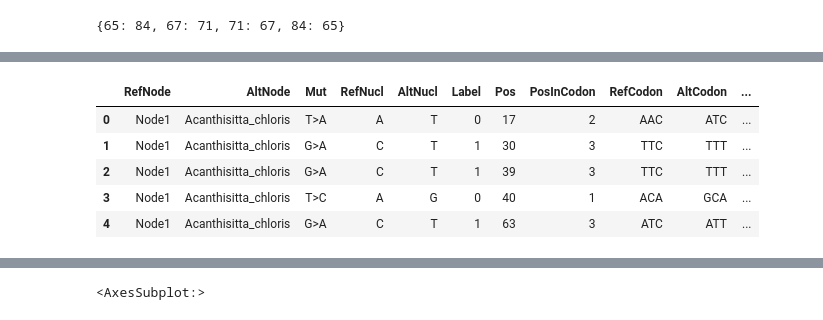
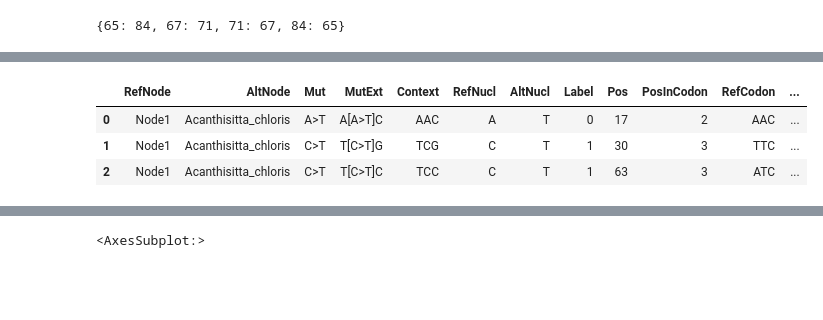
Before and after one commit to kpotoh/birds, a Jupyter notebook: nb/mut_extraction_birds.ipynb, the cells around one changed output, grey strips where cells are left out. Saved outputs shown, nothing was run; the diff lists cells and outputs as text; code cells hidden in the pictures; blank space fills up the shorter version.

```diff
--- a/nb/mut_extraction_birds.ipynb
+++ b/nb/mut_extraction_birds.ipynb
@@ -241,13 +255,14 @@ translator
 # %%
-mutations["Mut"] = mutations["Mut"].str.translate(translator)
-edge_mutspec_ff["Mut"] = edge_mutspec_ff["Mut"].str.translate(translator)
-edge_mutspec_all["Mut"] = edge_mutspec_all["Mut"].str.translate(translator)
+# mutations["Mut"] = mutations["Mut"].str.translate(translator)
+# mutations["MutExt"] = mutations["MutExt"].str.translate(translator)
+edge_mutspec12_ff["Mut"] = edge_mutspec12_ff["Mut"].str.translate(translator)
+edge_mutspec12_all["Mut"] = edge_mutspec12_all["Mut"].str.translate(translator)
+
+# TODO 192
 # %%
-mutations.head()
+mutations.head(3)
 # %% [output]
-|  | RefNode | AltNode | Mut | RefNucl | AltNucl | Label | Pos | PosInCodon | RefCodon | AltCodon | ... |
-| 0 | Node1 | Acanthisitta_chloris | T>A | A | T | 0 | 17 | 2 | AAC | ATC | ... |
-| 1 | Node1 | Acanthisitta_chloris | G>A | C | T | 1 | 30 | 3 | TTC | TTT | ... |
-| 2 | Node1 | Acanthisitta_chloris | G>A | C | T | 1 | 39 | 3 | TTC | TTT | ... |
-| 3 | Node1 | Acanthisitta_chloris | T>C | A | G | 0 | 40 | 1 | ACA | GCA | ... |
-| 4 | Node1 | Acanthisitta_chloris | G>A | C | T | 1 | 63 | 3 | ATC | ATT | ... |
+|  | RefNode | AltNode | Mut | MutExt | Context | RefNucl | AltNucl | Label | Pos | PosInCodon | RefCodon | ... |
+| 0 | Node1 | Acanthisitta_chloris | A>T | A[A>T]C | AAC | A | T | 0 | 17 | 2 | AAC | ... |
+| 1 | Node1 | Acanthisitta_chloris | C>T | T[C>T]G | TCG | C | T | 1 | 30 | 3 | TTC | ... |
+| 2 | Node1 | Acanthisitta_chloris | C>T | T[C>T]C | TCC | C | T | 1 | 63 | 3 | ATC | ... |
```
Also changed, not shown: parts of 17 cells of this notebook, 7 other files.
